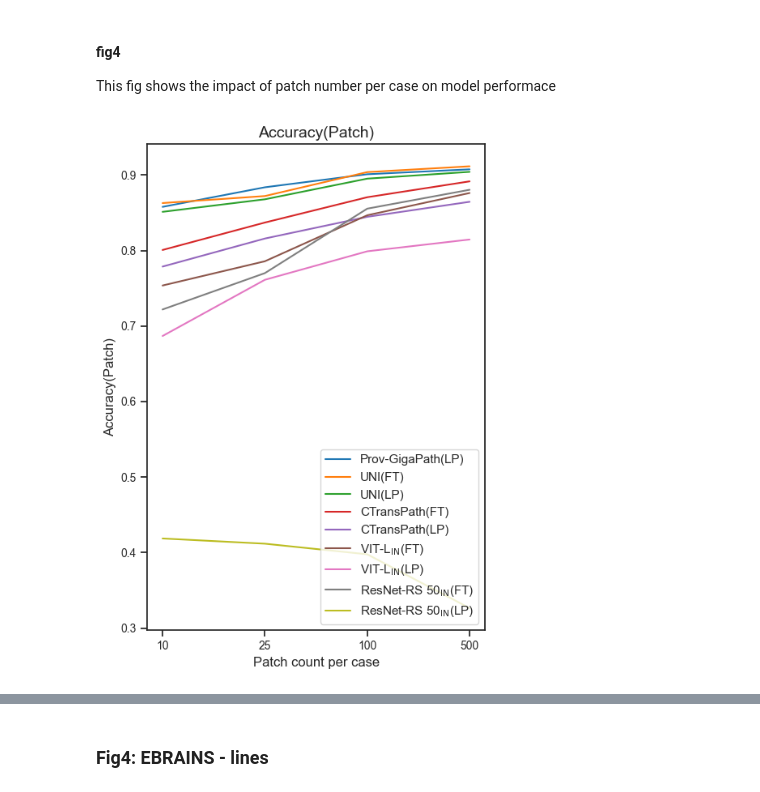
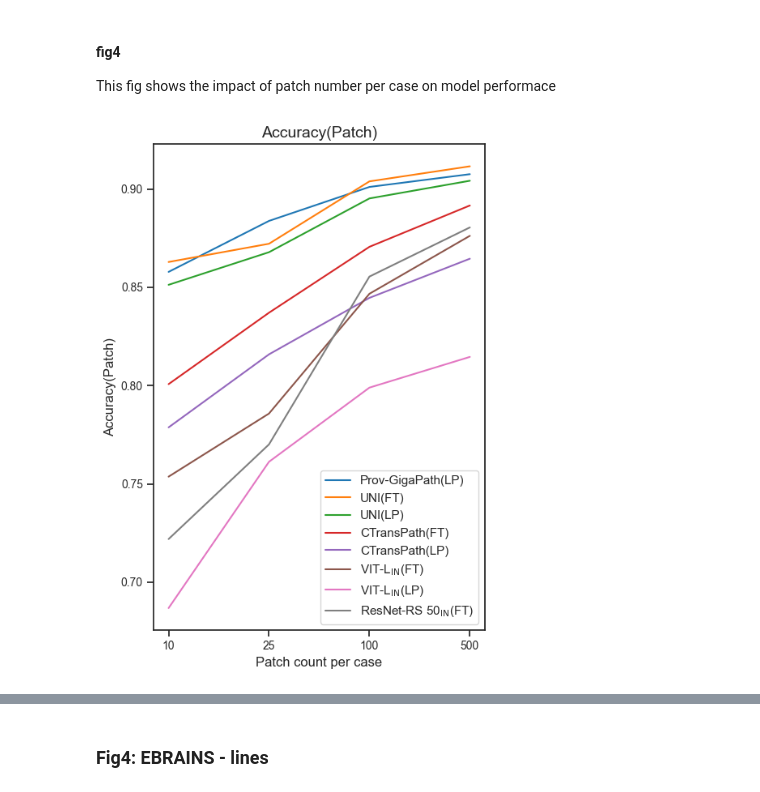
Before and after one commit to endaaman/bt, a Jupyter notebook: notes/note_metrics.ipynb, the cells around one changed output, grey strips where cells are left out. Saved outputs shown, nothing was run; the diff lists cells and outputs as text; code cells hidden in the pictures.

```diff
--- a/notes/note_metrics.ipynb
+++ b/notes/note_metrics.ipynb
@@ -37,6 +37,8 @@ print(f"デフォルトのフォント: {plt.rcParams['font.sans-serif']}")
 # print(', '.join(sorted(list(set([font.name for font in fontManager.ttflist if not font.name.startswith('Noto')])))))
 
 
+DPI = 600
+
 # def show_pal0(palette):
 #     sns.palplot(sns.color_palette(palette, 24))
 #     print(palette)
@@ -310,35 +367,35 @@ def draw_lines(target:Literal['cv', 'ebrains'], key:str, labels=None, fill=False
     for i in range(len(labels)):
         ci_l = values_by_cond[i, :, 1]
         ci_h = values_by_cond[i, :, 2]
         c = colors[i]
         plt.plot(x, values_by_cond[i, :, 0], color=c, label=labels[i])
         if fill:
             plt.fill_between(x, ci_l, ci_h, color=c, alpha=0.1)
 
     plt.xticks(x, limits)
     plt.xlabel('Patch count per case')
     plt.ylabel(key)
     plt.legend(loc='lower right')
     plt.title(key)
     # plt.grid(True, linestyle='--', alpha=0.7)
     plt.tight_layout()
     return labels
 
 labels = [
     'Prov-GigaPath(LP)',
     'UNI(FT)',
     'UNI(LP)',
     'CTransPath(FT)',
     'CTransPath(LP)',
     'VIT-L$\\mathrm{_{IN}}$(FT)',
     'VIT-L$\\mathrm{_{IN}}$(LP)',
     'ResNet-RS 50$\\mathrm{_{IN}}$(FT)',
-    'ResNet-RS 50$\\mathrm{_{IN}}$(LP)',
+    # 'ResNet-RS 50$\\mathrm{_{IN}}$(LP)',
 ]
 draw_lines('cv', 'Accuracy(Patch)', labels=labels, fill=False)
-plt.savefig(f"out/figs/fig4_cv_pacc.png", format="png", dpi=300)
+plt.savefig(f"out/figs/fig4_cv_pacc.png", format="png", dpi=DPI)
 plt.show()
 # %% [output]
-[figure, old version]
+[figure, new version]
 # %%
 draw_lines('cv', 'Accuracy', labels=labels, fill=False)
```
Also changed, not shown: parts of 21 cells of this notebook.
